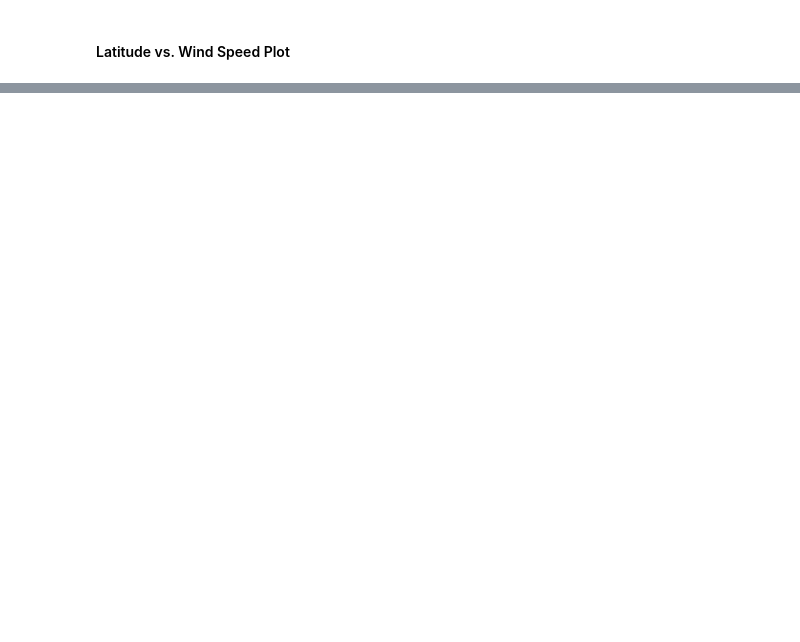
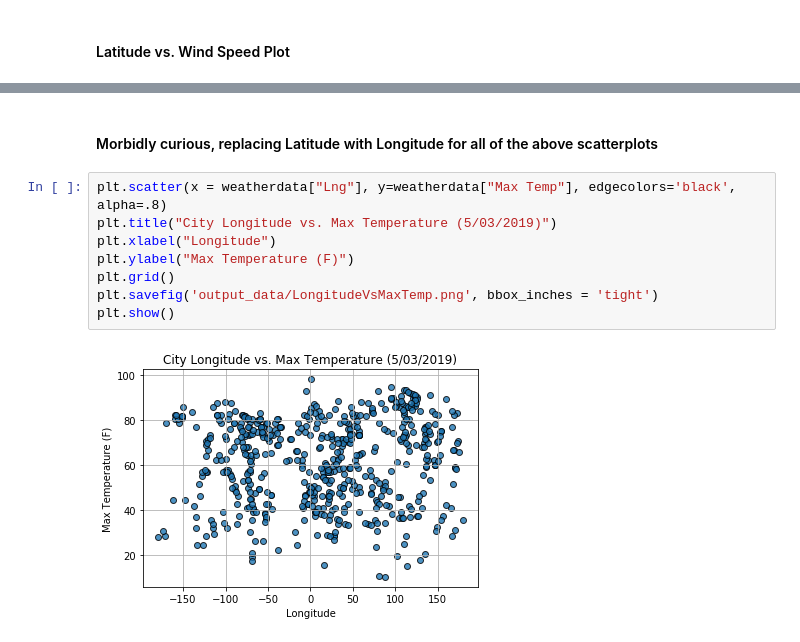
Before and after one commit to BryantSmith91/HW_06_APIs, a Jupyter notebook: WeatherPy.ipynb, the cells around one changed output, grey strips where cells are left out. Drawn from its saved outputs; the diff is of its cells as text; blank space fills up the shorter version.

```diff
--- a/WeatherPy.ipynb
+++ b/WeatherPy.ipynb
@@ -227,0 +244,12 @@ plt.show()
+# %% [markdown]
+#### Morbidly curious, replacing Latitude with Longitude for all of the above scatterplots
+# %%
+plt.scatter(x = weatherdata["Lng"], y=weatherdata["Max Temp"], edgecolors='black', alpha=.8)
+plt.title("City Longitude vs. Max Temperature (5/03/2019)")
+plt.xlabel("Longitude")
+plt.ylabel("Max Temperature (F)")
+plt.grid()
+plt.savefig('output_data/LongitudeVsMaxTemp.png', bbox_inches = 'tight')
+plt.show()
+# %% [output]
+[figure, added]
```
Also changed, not shown: parts of 15 cells of this notebook, 11 other files.
